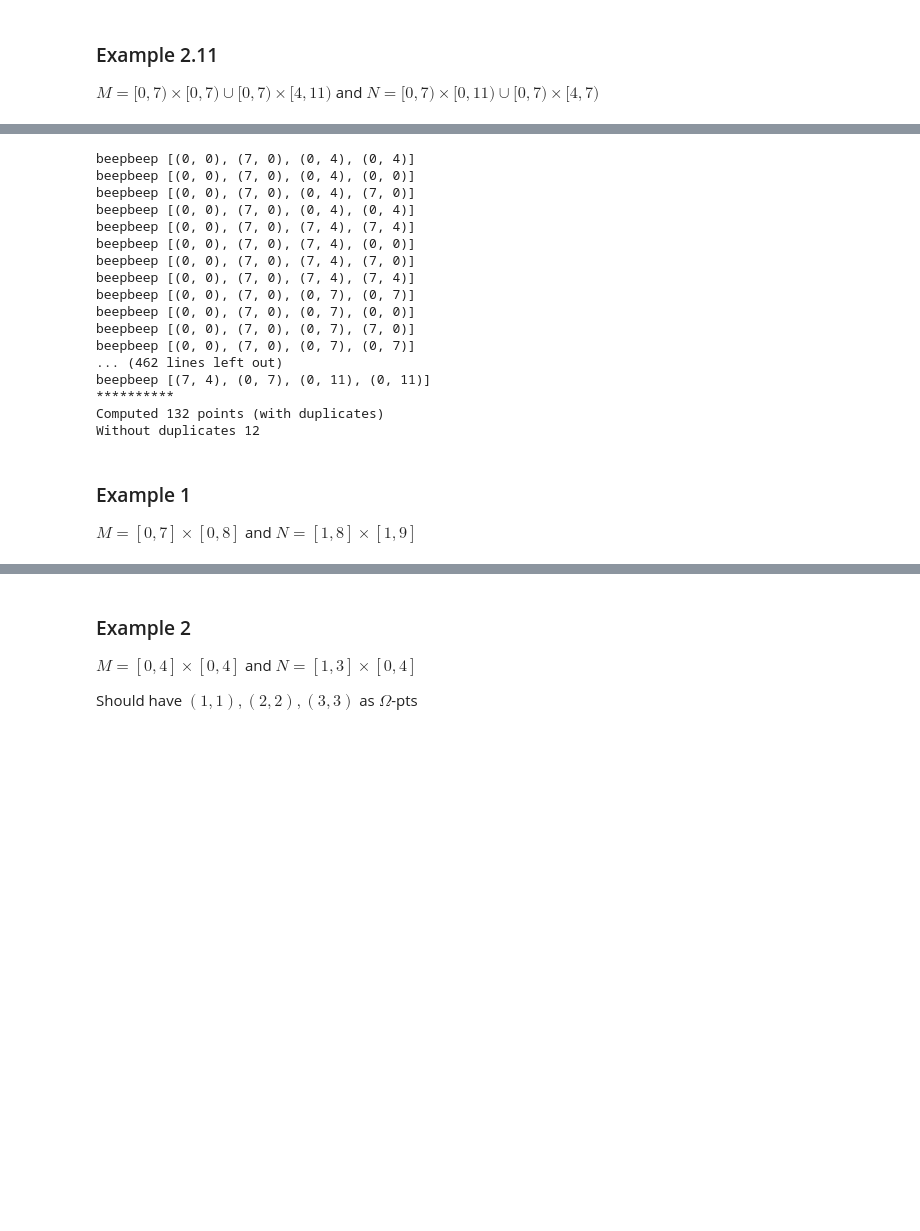
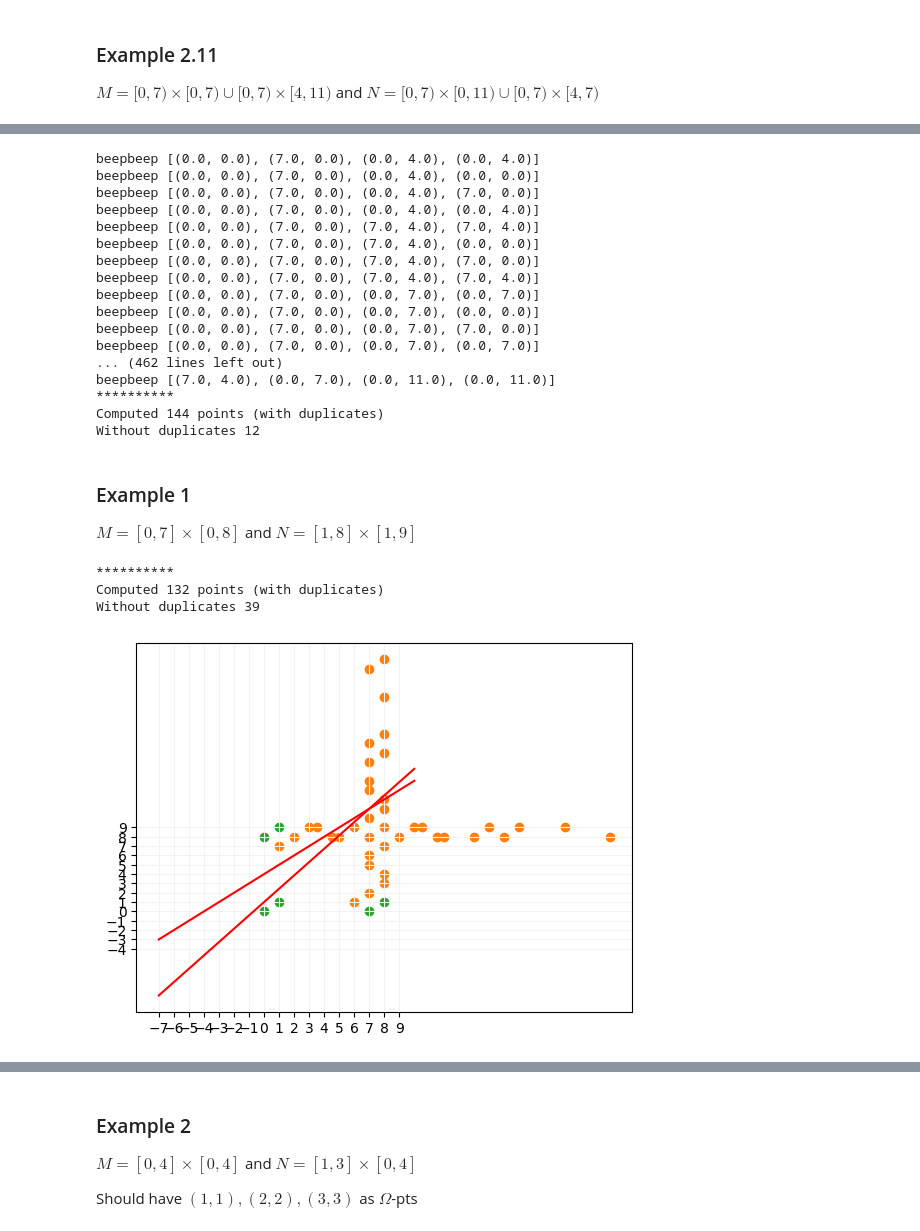
Before and after one commit to asilata/matching-distance-code, a Jupyter notebook: Notebooks/Main.ipynb, the cells around one changed output, grey strips where cells are left out. Saved outputs shown, nothing was run; the diff lists cells and outputs as text; code cells hidden in the pictures; blank space fills up the shorter version.

```diff
--- a/Notebooks/Main.ipynb
+++ b/Notebooks/Main.ipynb
@@ -135,32 +107,38 @@ Without duplicates 55
 [figure]
 # %%
 CritPts = ex.example_2_11()
-Omega_pts = omega.output_alg_2_2_paired(CritPts, 'Example_2.11_2v2_paired')
+name = "Example_2_11"
+Omega_pts = omega.output_alg_2_2_paired(CritPts, name)
 # %% [output]
-beepbeep [(0, 0), (7, 0), (0, 4), (0, 4)]
-beepbeep [(0, 0), (7, 0), (0, 4), (0, 0)]
-beepbeep [(0, 0), (7, 0), (0, 4), (7, 0)]
-beepbeep [(0, 0), (7, 0), (0, 4), (0, 4)]
-beepbeep [(0, 0), (7, 0), (7, 4), (7, 4)]
-beepbeep [(0, 0), (7, 0), (7, 4), (0, 0)]
-beepbeep [(0, 0), (7, 0), (7, 4), (7, 0)]
-beepbeep [(0, 0), (7, 0), (7, 4), (7, 4)]
-beepbeep [(0, 0), (7, 0), (0, 7), (0, 7)]
-beepbeep [(0, 0), (7, 0), (0, 7), (0, 0)]
-beepbeep [(0, 0), (7, 0), (0, 7), (7, 0)]
-beepbeep [(0, 0), (7, 0), (0, 7), (0, 7)]
+beepbeep [(0.0, 0.0), (7.0, 0.0), (0.0, 4.0), (0.0, 4.0)]
+beepbeep [(0.0, 0.0), (7.0, 0.0), (0.0, 4.0), (0.0, 0.0)]
+beepbeep [(0.0, 0.0), (7.0, 0.0), (0.0, 4.0), (7.0, 0.0)]
+beepbeep [(0.0, 0.0), (7.0, 0.0), (0.0, 4.0), (0.0, 4.0)]
+beepbeep [(0.0, 0.0), (7.0, 0.0), (7.0, 4.0), (7.0, 4.0)]
+beepbeep [(0.0, 0.0), (7.0, 0.0), (7.0, 4.0), (0.0, 0.0)]
+beepbeep [(0.0, 0.0), (7.0, 0.0), (7.0, 4.0), (7.0, 0.0)]
+beepbeep [(0.0, 0.0), (7.0, 0.0), (7.0, 4.0), (7.0, 4.0)]
+beepbeep [(0.0, 0.0), (7.0, 0.0), (0.0, 7.0), (0.0, 7.0)]
+beepbeep [(0.0, 0.0), (7.0, 0.0), (0.0, 7.0), (0.0, 0.0)]
+beepbeep [(0.0, 0.0), (7.0, 0.0), (0.0, 7.0), (7.0, 0.0)]
+beepbeep [(0.0, 0.0), (7.0, 0.0), (0.0, 7.0), (0.0, 7.0)]
 ... (462 lines left out)
-beepbeep [(7, 4), (0, 7), (0, 11), (0, 11)]
+beepbeep [(7.0, 4.0), (0.0, 7.0), (0.0, 11.0), (0.0, 11.0)]
 **********
-Computed 132 points (with duplicates)
+Computed 144 points (with duplicates)
 Without duplicates 12
 # %% [markdown]
 ### Example 1
 $M=[0,7]\times[0,8]$ and $N=[1,8]\times[1,9]$
 # %%
 CritPts = ex.example_1()
-name = "1"
+name = "Example_1"
 Pts = omega.output_alg_3_1(CritPts, name)
 ourplot.plotmod(CritPts, Pts)
+# %% [output]
+**********
+Computed 132 points (with duplicates)
+Without duplicates 39
+[figure, added]
 # %%
 CritPts = ex.example_1()
```
Also changed, not shown: parts of 9 cells of this notebook.
